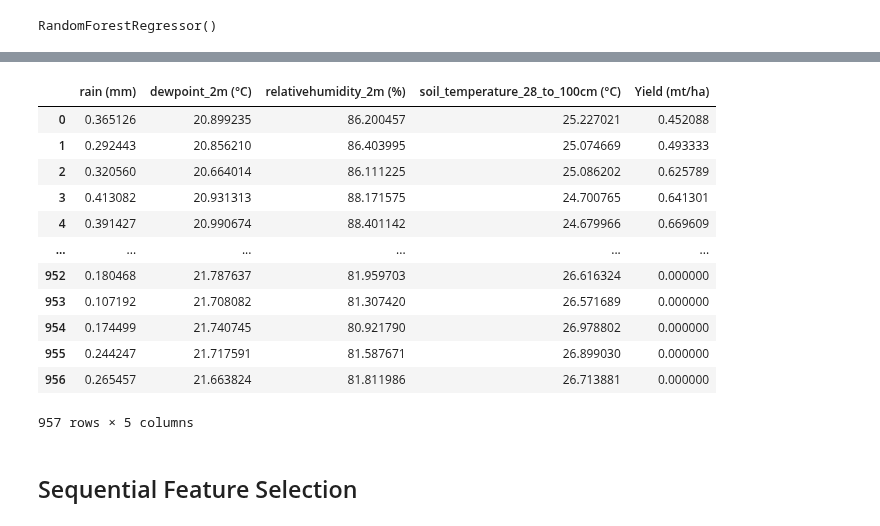
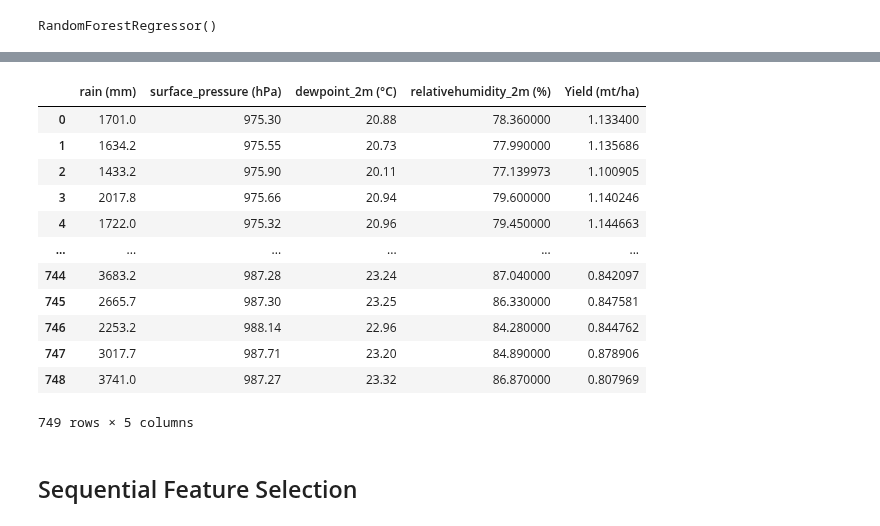
Before and after one commit to darahmanayaga/thesis-2, a Jupyter notebook: preprocessing.ipynb, the cells around one changed output, grey strips where cells are left out. Drawn from its saved outputs; the diff is of its cells as text; code cells hidden in the pictures.

```diff
--- a/preprocessing.ipynb
+++ b/preprocessing.ipynb
@@ -1385,20 +1349,20 @@ Index(['Yield (mt/ha)', 'weathercode (wmo code)', 'temperature_2m (°C)',
       dtype='object')
 # %%
 # Create new DataFrame to be used for modeling
-randomForest = df1.loc[:, ['rain (mm)', 'dewpoint_2m (°C)', 'relativehumidity_2m (%)', 'soil_temperature_28_to_100cm (°C)','Yield (mt/ha)']]
+randomForest = df1.loc[:, ['rain (mm)', 'surface_pressure (hPa)', 'dewpoint_2m (°C)', 'relativehumidity_2m (%)','Yield (mt/ha)']]
 randomForest
 # %% [output]
-|  | rain (mm) | dewpoint_2m (°C) | relativehumidity_2m (%) | soil_temperature_28_to_100cm (°C) | Yield (mt/ha) |
-| 0 | 0.365126 | 20.899235 | 86.200457 | 25.227021 | 0.452088 |
-| 1 | 0.292443 | 20.856210 | 86.403995 | 25.074669 | 0.493333 |
-| 2 | 0.320560 | 20.664014 | 86.111225 | 25.086202 | 0.625789 |
-| 3 | 0.413082 | 20.931313 | 88.171575 | 24.700765 | 0.641301 |
-| 4 | 0.391427 | 20.990674 | 88.401142 | 24.679966 | 0.669609 |
+|  | rain (mm) | surface_pressure (hPa) | dewpoint_2m (°C) | relativehumidity_2m (%) | Yield (mt/ha) |
+| 0 | 1701.0 | 975.30 | 20.88 | 78.360000 | 1.133400 |
+| 1 | 1634.2 | 975.55 | 20.73 | 77.990000 | 1.135686 |
+| 2 | 1433.2 | 975.90 | 20.11 | 77.139973 | 1.100905 |
+| 3 | 2017.8 | 975.66 | 20.94 | 79.600000 | 1.140246 |
+| 4 | 1722.0 | 975.32 | 20.96 | 79.450000 | 1.144663 |
 | ... | ... | ... | ... | ... | ... |
-| 952 | 0.180468 | 21.787637 | 81.959703 | 26.616324 | 0.000000 |
-| 953 | 0.107192 | 21.708082 | 81.307420 | 26.571689 | 0.000000 |
-| 954 | 0.174499 | 21.740745 | 80.921790 | 26.978802 | 0.000000 |
-| 955 | 0.244247 | 21.717591 | 81.587671 | 26.899030 | 0.000000 |
-| 956 | 0.265457 | 21.663824 | 81.811986 | 26.713881 | 0.000000 |
+| 744 | 3683.2 | 987.28 | 23.24 | 87.040000 | 0.842097 |
+| 745 | 2665.7 | 987.30 | 23.25 | 86.330000 | 0.847581 |
+| 746 | 2253.2 | 988.14 | 22.96 | 84.280000 | 0.844762 |
+| 747 | 3017.7 | 987.71 | 23.20 | 84.890000 | 0.878906 |
+| 748 | 3741.0 | 987.27 | 23.32 | 86.870000 | 0.807969 |
-957 rows × 5 columns
+749 rows × 5 columns
 # %%
```
Also changed, not shown: parts of 12 cells of this notebook.
